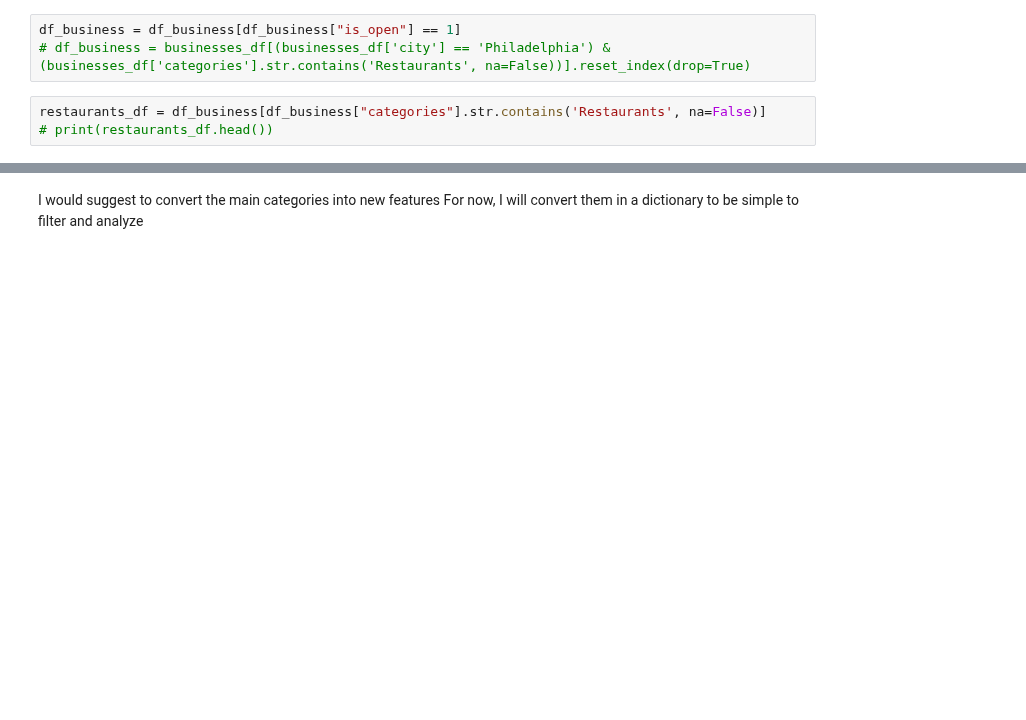
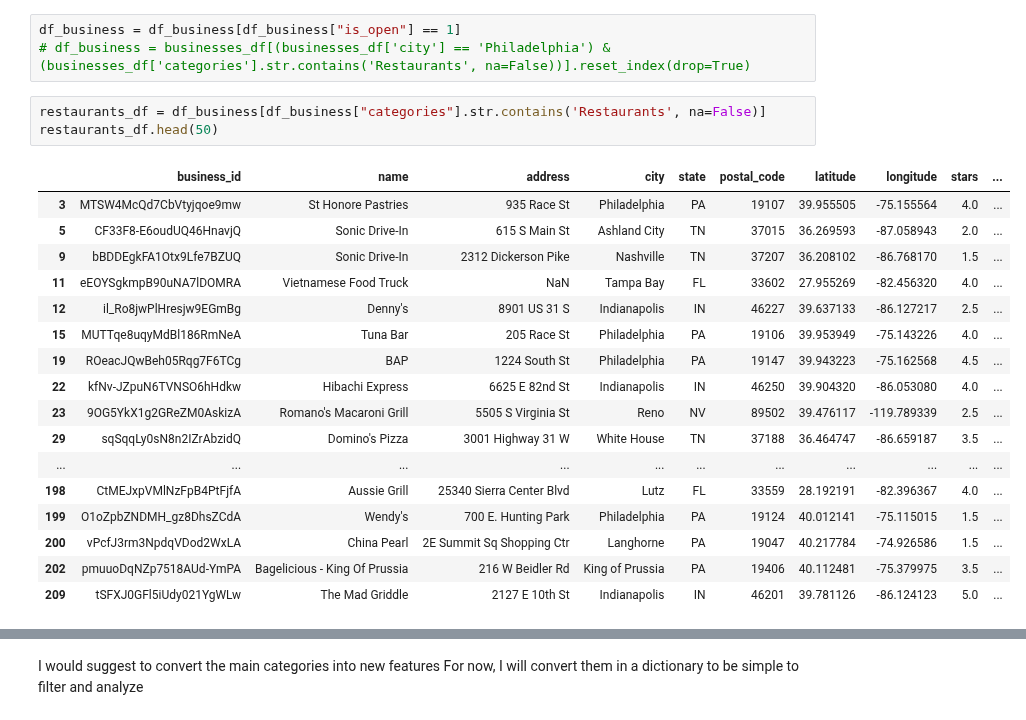
Before and after one commit to larasneves/ComplexDataAnalysis, a Jupyter notebook: Part 1 NLP Recommendation System/Business_Data_Exploration.ipynb, the cells around one changed output, grey strips where cells are left out. Drawn from its saved outputs; the diff is of its cells as text; blank space fills up the shorter version.

```diff
--- a/Part 1 NLP Recommendation System/Business_Data_Exploration.ipynb
+++ b/Part 1 NLP Recommendation System/Business_Data_Exploration.ipynb
@@ -84,6 +102,24 @@ df_business = df_business[df_business["is_open"] == 1]
 # df_business = businesses_df[(businesses_df['city'] == 'Philadelphia') & (businesses_df['categories'].str.contains('Restaurants', na=False))].reset_index(drop=True)
 # %%
 restaurants_df = df_business[df_business["categories"].str.contains('Restaurants', na=False)]
-# print(restaurants_df.head())
+restaurants_df.head(50)
+# %% [output]
+|  | business_id | name | address | city | state | postal_code | latitude | longitude | stars | ... |
+| 3 | MTSW4McQd7CbVtyjqoe9mw | St Honore Pastries | 935 Race St | Philadelphia | PA | 19107 | 39.955505 | -75.155564 | 4.0 | ... |
+| 5 | CF33F8-E6oudUQ46HnavjQ | Sonic Drive-In | 615 S Main St | Ashland City | TN | 37015 | 36.269593 | -87.058943 | 2.0 | ... |
+| 9 | bBDDEgkFA1Otx9Lfe7BZUQ | Sonic Drive-In | 2312 Dickerson Pike | Nashville | TN | 37207 | 36.208102 | -86.768170 | 1.5 | ... |
+| 11 | eEOYSgkmpB90uNA7lDOMRA | Vietnamese Food Truck | NaN | Tampa Bay | FL | 33602 | 27.955269 | -82.456320 | 4.0 | ... |
+| 12 | il_Ro8jwPlHresjw9EGmBg | Denny's | 8901 US 31 S | Indianapolis | IN | 46227 | 39.637133 | -86.127217 | 2.5 | ... |
+| 15 | MUTTqe8uqyMdBl186RmNeA | Tuna Bar | 205 Race St | Philadelphia | PA | 19106 | 39.953949 | -75.143226 | 4.0 | ... |
+| 19 | ROeacJQwBeh05Rqg7F6TCg | BAP | 1224 South St | Philadelphia | PA | 19147 | 39.943223 | -75.162568 | 4.5 | ... |
+| 22 | kfNv-JZpuN6TVNSO6hHdkw | Hibachi Express | 6625 E 82nd St | Indianapolis | IN | 46250 | 39.904320 | -86.053080 | 4.0 | ... |
+| 23 | 9OG5YkX1g2GReZM0AskizA | Romano's Macaroni Grill | 5505 S Virginia St | Reno | NV | 89502 | 39.476117 | -119.789339 | 2.5 | ... |
+| 29 | sqSqqLy0sN8n2IZrAbzidQ | Domino's Pizza | 3001 Highway 31 W | White House | TN | 37188 | 36.464747 | -86.659187 | 3.5 | ... |
+| ... | ... | ... | ... | ... | ... | ... | ... | ... | ... | ... |
+| 198 | CtMEJxpVMlNzFpB4PtFjfA | Aussie Grill | 25340 Sierra Center Blvd | Lutz | FL | 33559 | 28.192191 | -82.396367 | 4.0 | ... |
+| 199 | O1oZpbZNDMH_gz8DhsZCdA | Wendy's | 700 E. Hunting Park | Philadelphia | PA | 19124 | 40.012141 | -75.115015 | 1.5 | ... |
+| 200 | vPcfJ3rm3NpdqVDod2WxLA | China Pearl | 2E Summit Sq Shopping Ctr | Langhorne | PA | 19047 | 40.217784 | -74.926586 | 1.5 | ... |
+| 202 | pmuuoDqNZp7518AUd-YmPA | Bagelicious - King Of Prussia | 216 W Beidler Rd | King of Prussia | PA | 19406 | 40.112481 | -75.379975 | 3.5 | ... |
+| 209 | tSFXJ0GFl5iUdy021YgWLw | The Mad Griddle | 2127 E 10th St | Indianapolis | IN | 46201 | 39.781126 | -86.124123 | 5.0 | ... |
 # %%
 pd.set_option('display.max_colwidth', 150)
```
Also changed, not shown: parts of 3 cells of this notebook.
